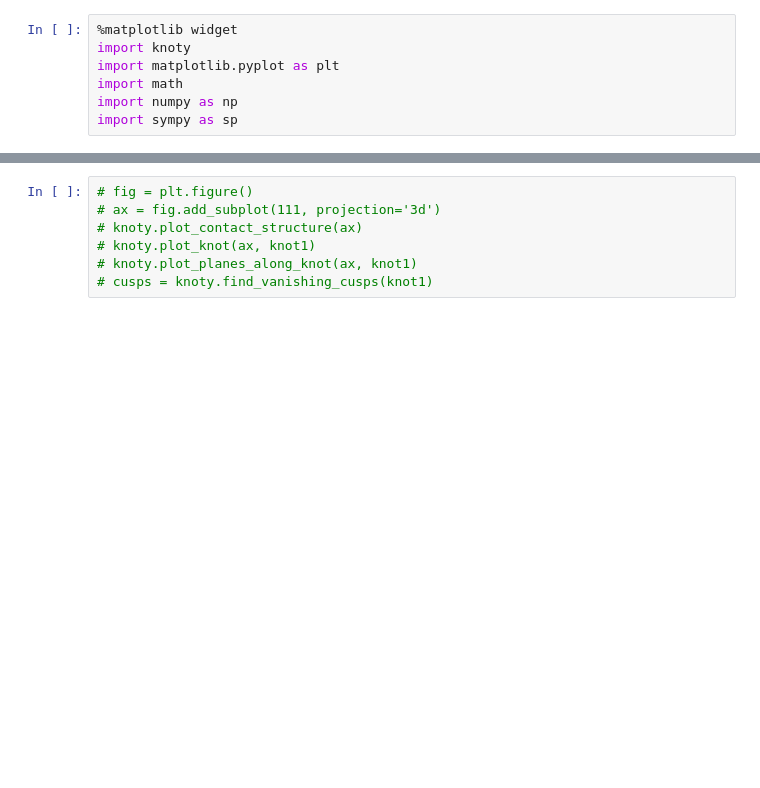
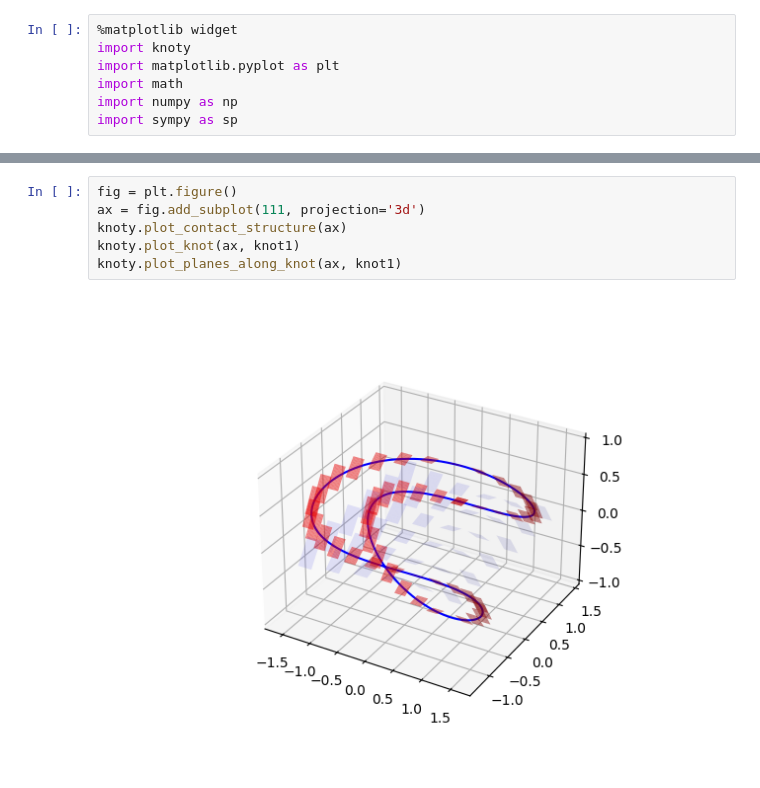
Before and after one commit to slausmeister/knoty, a Jupyter notebook: Knots.ipynb, the cells around one changed output, grey strips where cells are left out. Drawn from its saved outputs; the diff is of its cells as text; blank space fills up the shorter version.

```diff
--- a/Knots.ipynb
+++ b/Knots.ipynb
@@ -39,8 +43,9 @@ import sympy as sp
 # %%
-# fig = plt.figure()
-# ax = fig.add_subplot(111, projection='3d')
-# knoty.plot_contact_structure(ax)
-# knoty.plot_knot(ax, knot1)
-# knoty.plot_planes_along_knot(ax, knot1)
-# cusps = knoty.find_vanishing_cusps(knot1)
+fig = plt.figure()
+ax = fig.add_subplot(111, projection='3d')
+knoty.plot_contact_structure(ax)
+knoty.plot_knot(ax, knot1)
+knoty.plot_planes_along_knot(ax, knot1)
+# %% [output]
+[figure, added]
 # %%
```
Also changed, not shown: parts of 8 cells of this notebook.
